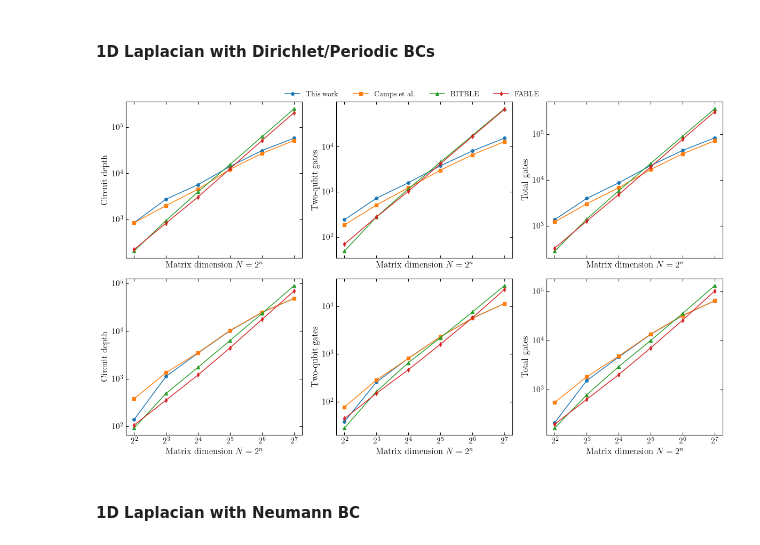
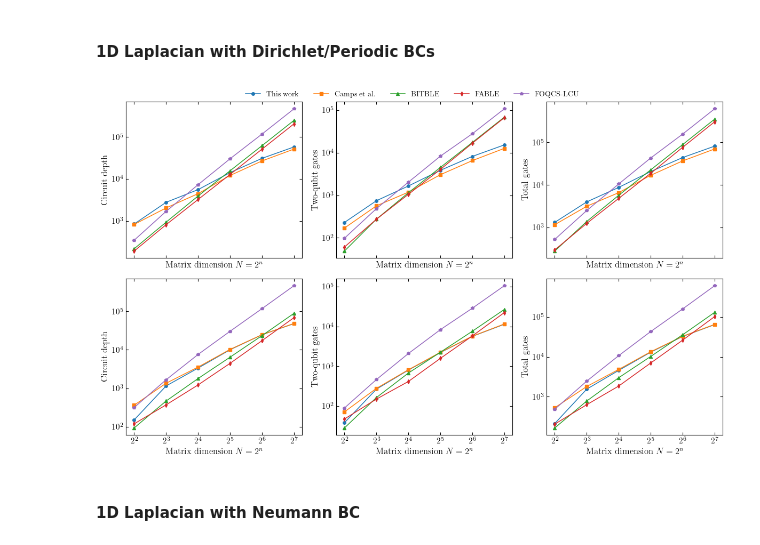
Before and after one commit to TDC28/laplacian_beqc, a Jupyter notebook: comparison.ipynb, the cells around one changed output. Saved outputs shown, nothing was run; the diff lists cells and outputs as text; code cells hidden in the pictures.

```diff
--- a/comparison.ipynb
+++ b/comparison.ipynb
@@ -9,7 +9,7 @@ import math
 
 
 from laplacian_beqc import generate_laplacian_beqc, ShiftDown, ShiftUp
-from utils import get_circuit_unitary, generate_laplacian, prepare_v_vector
+from utils import get_circuit_unitary, generate_laplacian, prepare_v_vector, plot_heatmap
 from fable import fable
 from qiskit import QuantumCircuit, QuantumRegister, transpile
 from qiskit.quantum_info import Operator
@@ -17,6 +17,7 @@ from qiskit.qasm3 import load
 from qiskit.circuit.library import *
 from matplotlib.ticker import ScalarFormatter
 from qiskit_ibm_runtime.fake_provider import FakeTorino
+from foqcs_lcu.foqcs_lcu import sub_prep_foqcs_lcu, select_foqcs_lcu
 
 import warnings
 
@@ -50,6 +51,7 @@ colors = {
     "sunderhauf": "tab:orange",
     "bitble": "tab:green",
     "fable": "tab:red",
+    "foqcs": "tab:purple",
 }
 
 markers = {
@@ -58,6 +60,7 @@ markers = {
     "sunderhauf": "s",
     "bitble": "^",
     "fable": "d",
+    "foqcs": "p"
 }
 # %% [markdown]
 ## Other Laplacian block-encoding quantum circuits
@@ -273,6 +393,8 @@ bitble_dbc_depth = []
 bitble_pbc_depth = []
 fable_dbc_depth = []
 fable_pbc_depth = []
+foqcs_dbc_depth = []
+foqcs_pbc_depth = []
 
 our_be_dbc_2qg = []
 our_be_pbc_2qg = []
@@ -282,6 +404,8 @@ bitble_dbc_2qg = []
 bitble_pbc_2qg = []
 fable_dbc_2qg = []
 fable_pbc_2qg = []
+foqcs_dbc_2qg = []
+foqcs_pbc_2qg = []
 
 
 our_be_dbc_total = []
@@ -292,6 +416,8 @@ bitble_dbc_total = []
 bitble_pbc_total = []
 fable_dbc_total = []
 fable_pbc_total = []
+foqcs_dbc_total = []
+foqcs_pbc_total = []
 
 
 for nq in nqs:
@@ -340,6 +466,33 @@ for nq in nqs:
     fable_dbc_2qg.append(twoq_count)
     fable_dbc_total.append(sum(counts.values()))
 
+    # - FOQCS-LCU
+    ops, coefs = PauliDecomposition(matrix.toarray())
+    coefs = pauli_decomposition_to_prep_coeffs(ops, coefs, nq)
+    coefs = np.sqrt(coefs)
+
+    subprep = sub_prep_foqcs_lcu(coefs, normalization=True, compact=True)
+    subprepL = sub_prep_foqcs_lcu(coefs.conj(), normalization=True, compact=True)
+    select = select_foqcs_lcu(nq)
+
+    qc = QuantumCircuit(3 * nq)
+    qc.append(subprep, list(range(2*nq)))
+    qc.append(select, list(range(3 * nq)))
+    qc.append(subprepL.inverse(), list(range(2*nq)))
+    foqcs_op = qc.to_instruction()
+
+    qc = QuantumCircuit(3 * nq)
+    qc.append(foqcs_op, list(range(2 * nq, 3 * nq)) + list(range(nq, 2 * nq)) + list(range(nq)))
+
+    transpiled = transpile(qc, backend=backend, optimization_level=0)
+    counts = transpiled.count_ops()
+    twoq_count = counts["cz"] + counts.get("rzz", 0)
+
+    foqcs_dbc_depth.append(transpiled.depth())
+    foqcs_dbc_2qg.append(twoq_count)
+    foqcs_dbc_total.append(sum(counts.values()))
+
+
     ###############################
     ######## Periodic BCs ########
     ###############################
@@ -385,6 +538,32 @@ for nq in nqs:
     fable_pbc_2qg.append(twoq_count)
     fable_pbc_total.append(sum(counts.values()))
 
+    # - FOQCS-LCU
+    ops, coefs = PauliDecomposition(matrix.toarray())
+    coefs = pauli_decomposition_to_prep_coeffs(ops, coefs, nq)
+    coefs = np.sqrt(coefs)
+
+    subprep = sub_prep_foqcs_lcu(coefs, normalization=True, compact=True)
+    subprepL = sub_prep_foqcs_lcu(coefs.conj(), normalization=True, compact=True)
+    select = select_foqcs_lcu(nq)
+
+    qc = QuantumCircuit(3 * nq)
+    qc.append(subprep, list(range(2*nq)))
+    qc.append(select, list(range(3 * nq)))
+    qc.append(subprepL.inverse(), list(range(2*nq)))
+    foqcs_op = qc.to_instruction()
+
+    qc = QuantumCircuit(3 * nq)
+    qc.append(foqcs_op, list(range(2 * nq, 3 * nq)) + list(range(nq, 2 * nq)) + list(range(nq)))
+
+    transpiled = transpile(qc, backend=backend, optimization_level=0)
+    counts = transpiled.count_ops()
+    twoq_count = counts["cz"] + counts.get("rzz", 0)
+
+    foqcs_pbc_depth.append(transpiled.depth())
+    foqcs_pbc_2qg.append(twoq_count)
+    foqcs_pbc_total.append(sum(counts.values()))
+
 
 fig, axes = plt.subplots(2, 3, figsize=(12, 7), sharex=True)
 
@@ -421,6 +600,13 @@ axes[0, 0].plot(
     color=colors["fable"],
     label="FABLE",
 )
+axes[0, 0].plot(
+    npoints,
+    foqcs_dbc_depth,
+    marker=markers["foqcs"],
+    color=colors["foqcs"],
+    label="FOQCS-LCU",
+)
 
 axes[0, 0].set_yscale("log")
 axes[0, 0].set_ylabel("Circuit depth")
@@ -434,6 +620,7 @@ axes[0, 1].plot(
     npoints, bitble_dbc_2qg, marker=markers["bitble"], color=colors["bitble"]
 )
 axes[0, 1].plot(npoints, fable_dbc_2qg, marker=markers["fable"], color=colors["fable"])
+axes[0, 1].plot(npoints, foqcs_dbc_2qg, marker=markers["foqcs"], color=colors["foqcs"])
 
 axes[0, 1].set_yscale("log")
 axes[0, 1].set_ylabel("Two-qubit gates")
@@ -448,6 +635,9 @@ axes[0, 2].plot(
 )
 axes[0, 2].plot(
     npoints, fable_dbc_total, marker=markers["fable"], color=colors["fable"]
+)
+axes[0, 2].plot(
+    npoints, foqcs_dbc_total, marker=markers["foqcs"], color=colors["foqcs"]
 )
 
 axes[0, 2].set_yscale("log")
@@ -468,6 +658,9 @@ axes[1, 0].plot(
 axes[1, 0].plot(
     npoints, fable_pbc_depth, marker=markers["fable"], color=colors["fable"]
 )
+axes[1, 0].plot(
+    npoints, foqcs_pbc_depth, marker=markers["foqcs"], color=colors["foqcs"]
+)
 
 axes[1, 0].set_yscale("log")
 axes[1, 0].set_ylabel("Circuit depth")
@@ -481,6 +674,7 @@ axes[1, 1].plot(
     npoints, bitble_pbc_2qg, marker=markers["bitble"], color=colors["bitble"]
 )
 axes[1, 1].plot(npoints, fable_pbc_2qg, marker=markers["fable"], color=colors["fable"])
+axes[1, 1].plot(npoints, foqcs_pbc_2qg, marker=markers["foqcs"], color=colors["foqcs"])
 
 axes[1, 1].set_yscale("log")
 axes[1, 1].set_ylabel("Two-qubit gates")
@@ -495,38 +689,41 @@ axes[1, 2].plot(
 )
 axes[1, 2].plot(
     npoints, fable_pbc_total, marker=markers["fable"], color=colors["fable"]
+)
+axes[1, 2].plot(
+    npoints, foqcs_pbc_total, marker=markers["foqcs"], color=colors["foqcs"]
 )
 
 axes[1, 2].set_yscale("log")
 axes[1, 2].set_ylabel("Total gates")
 
 # =====================================================
 # Shared formatting
 # =====================================================
 for ax in axes.flat:
     ax.set_xscale("log", base=2)
     ax.set_xlabel(r"Matrix dimension $N=2^{n}$")
     ax.grid(False)
     ax.tick_params(direction="in", which="both", top=True, right=True)
     ax.xaxis.set_minor_locator(mpl.ticker.NullLocator())
     ax.yaxis.set_minor_locator(mpl.ticker.NullLocator())
 
 # Global legend
 handles, labels = axes[0, 0].get_legend_handles_labels()
 fig.legend(
     handles,
     labels,
     loc="upper center",
-    ncol=4,
+    ncol=5,
     frameon=False,
     bbox_to_anchor=(0.5, 1.02),
 )
 
 plt.tight_layout()
 plt.savefig("figs/1d_dp_comparison.png", bbox_inches="tight", dpi=1200)
 plt.show()
 # %% [output]
-[figure, old version]
+[figure, new version]
 # %% [markdown]
 #### 1D Laplacian with Neumann BC
 # %%
```
Also changed, not shown: parts of 11 cells of this notebook, 20 other files.
